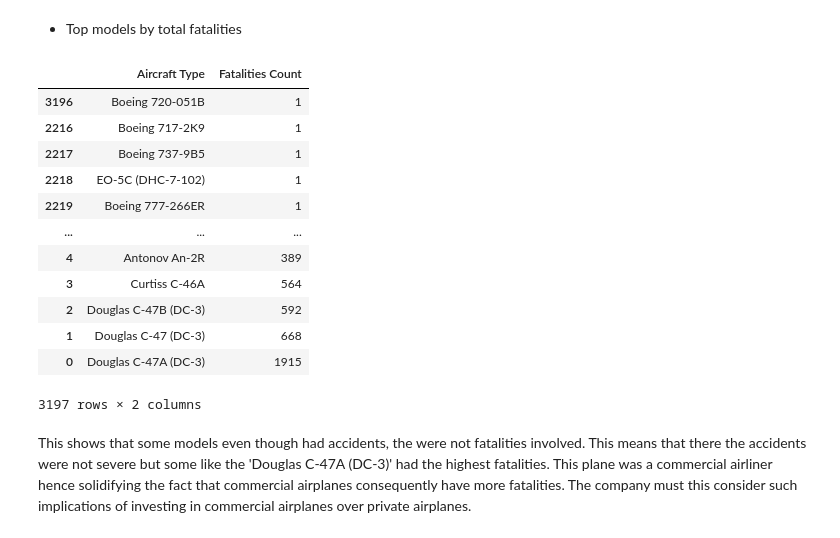
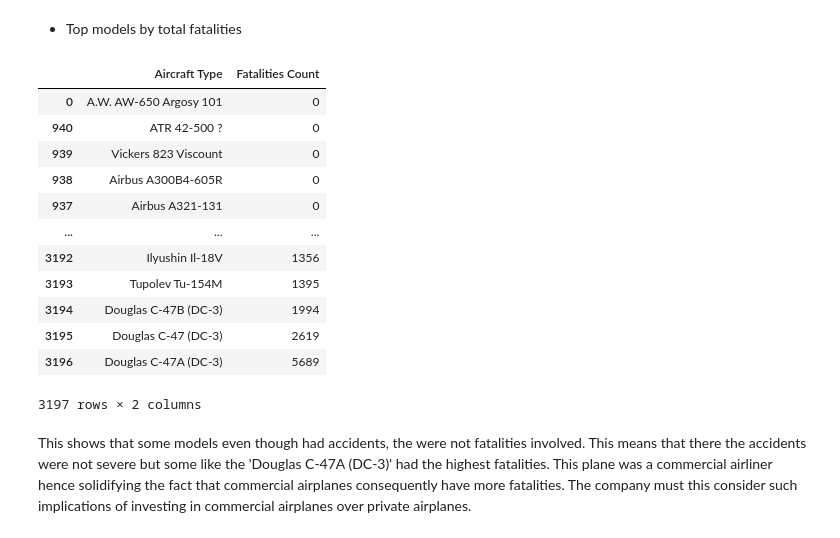
Before and after one commit to BG254/Aviation_Accident_Analysis, a Jupyter notebook: index.ipynb, the cells around one changed output. Cells and saved outputs as stored; diff of their text form; code cells hidden in the pictures.

```diff
--- a/index.ipynb
+++ b/index.ipynb
@@ -531,23 +531,23 @@ The above are the best aircrafts to invest in based on the number of accidents t
 # %%
 # Identifying the top models by total fatalities
 top_models_fatalities = df_clean.groupby('Type')['Fatalities'].sum().sort_values(ascending=True)
-top_aircraft_models_df = top_aircraft_models.reset_index()
-top_aircraft_models_df.columns = ['Aircraft Type', 'Fatalities Count']
-top_aircraft_models_df = top_aircraft_models_df.sort_values(by="Fatalities Count", ascending=True)
-top_aircraft_models_df
+top_models_fatalities_df = top_models_fatalities.reset_index()
+top_models_fatalities_df.columns = ['Aircraft Type', 'Fatalities Count']
+top_models_fatalities_df = top_models_fatalities_df.sort_values(by="Fatalities Count", ascending=True)
+top_models_fatalities_df
 # %% [output]
 |  | Aircraft Type | Fatalities Count |
-| 3196 | Boeing 720-051B | 1 |
-| 2216 | Boeing 717-2K9 | 1 |
-| 2217 | Boeing 737-9B5 | 1 |
-| 2218 | EO-5C (DHC-7-102) | 1 |
-| 2219 | Boeing 777-266ER | 1 |
+| 0 | A.W. AW-650 Argosy 101 | 0 |
+| 940 | ATR 42-500 ? | 0 |
+| 939 | Vickers 823 Viscount | 0 |
+| 938 | Airbus A300B4-605R | 0 |
+| 937 | Airbus A321-131 | 0 |
 | ... | ... | ... |
-| 4 | Antonov An-2R | 389 |
-| 3 | Curtiss C-46A | 564 |
-| 2 | Douglas C-47B (DC-3) | 592 |
-| 1 | Douglas C-47 (DC-3) | 668 |
-| 0 | Douglas C-47A (DC-3) | 1915 |
+| 3192 | Ilyushin Il-18V | 1356 |
+| 3193 | Tupolev Tu-154M | 1395 |
+| 3194 | Douglas C-47B (DC-3) | 1994 |
+| 3195 | Douglas C-47 (DC-3) | 2619 |
+| 3196 | Douglas C-47A (DC-3) | 5689 |
 3197 rows × 2 columns
 # %% [markdown]
 This shows that some models even though had accidents, the were not fatalities involved. This means that there the accidents were not severe  but some like the 'Douglas C-47A (DC-3)' had the highest fatalities. This plane was a commercial airliner hence solidifying the fact that commercial airplanes consequently have more fatalities. The company must this consider such implications of investing in commercial airplanes over private airplanes.
```
Also changed, not shown: parts of 1 cell of this notebook.
